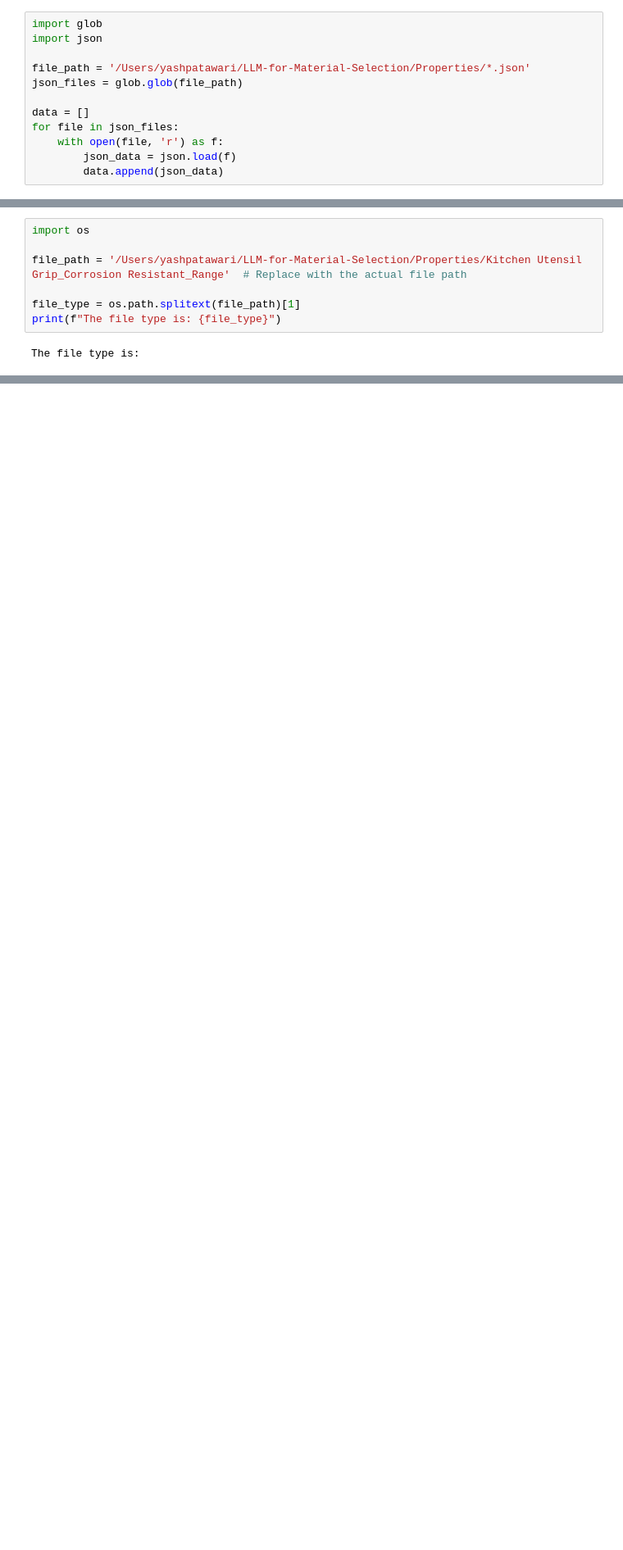
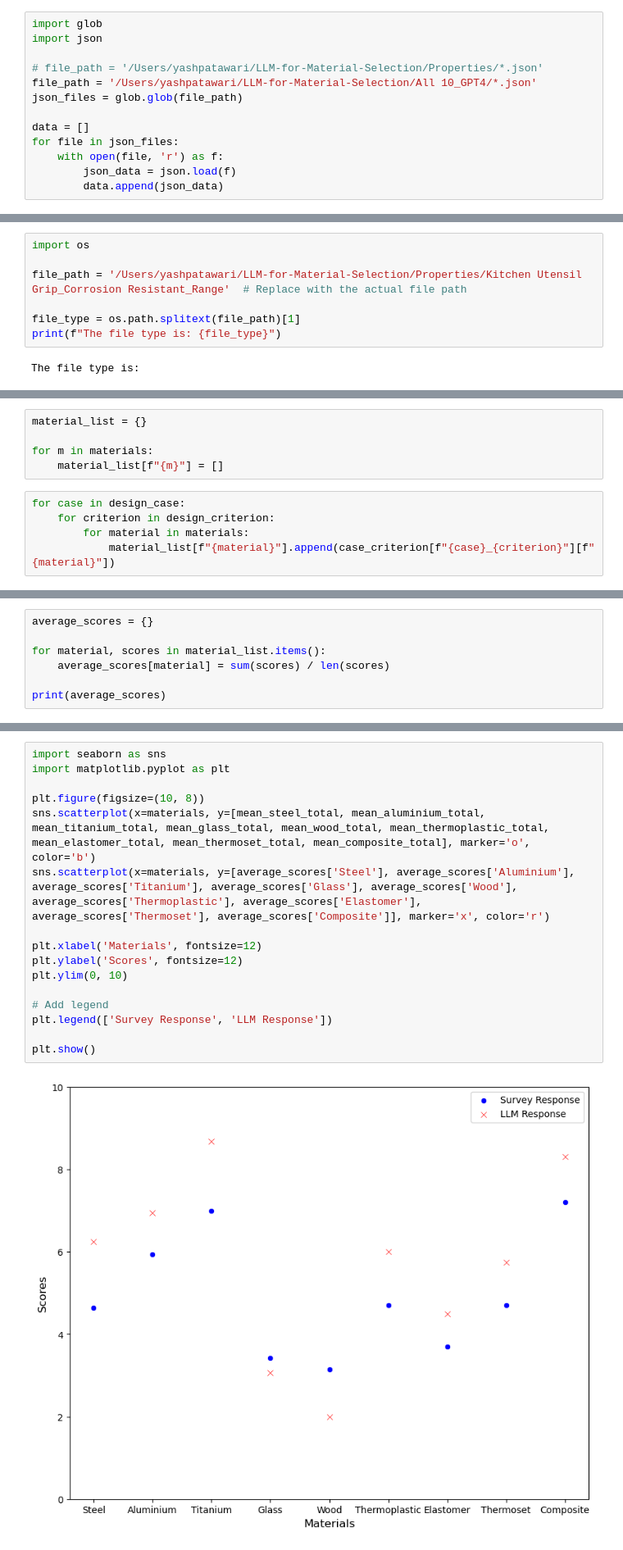
Before and after one commit to cmudrc/LLM-for-Material-Selection, a Jupyter notebook: SurveyLLM comparison.ipynb, the cells around one changed output, grey strips where cells are left out. Shown: that part at 82% size. Cells and saved outputs as stored; diff of their text form; blank space fills up the shorter version.

```diff
--- a/SurveyLLM comparison.ipynb
+++ b/SurveyLLM comparison.ipynb
@@ -952,7 +966,8 @@ plt.show()
 import glob
 import json
 
-file_path = '/Users/yashpatawari/LLM-for-Material-Selection/Properties/*.json'
+# file_path = '/Users/yashpatawari/LLM-for-Material-Selection/Properties/*.json'
+file_path = '/Users/yashpatawari/LLM-for-Material-Selection/All 10_GPT4/*.json'
 json_files = glob.glob(file_path)
 
 data = []
@@ -975,0 +1030,10 @@ The file type is:
+# %%
+material_list = {}
+
+for m in materials:
+    material_list[f"{m}"] = []
+# %%
+for case in design_case:
+    for criterion in design_criterion:
+        for material in materials:
+            material_list[f"{material}"].append(case_criterion[f"{case}_{criterion}"][f"{material}"])
@@ -975,0 +1044,7 @@ The file type is:
+# %%
+average_scores = {}
+
+for material, scores in material_list.items():
+    average_scores[material] = sum(scores) / len(scores)
+
+print(average_scores)
@@ -975,0 +1055,18 @@ The file type is:
+# %%
+import seaborn as sns
+import matplotlib.pyplot as plt
+
+plt.figure(figsize=(10, 8))
+sns.scatterplot(x=materials, y=[mean_steel_total, mean_aluminium_total, mean_titanium_total, mean_glass_total, mean_wood_total, mean_thermoplastic_total, mean_elastomer_total, mean_thermoset_total, mean_composite_total], marker='o', color='b')
+sns.scatterplot(x=materials, y=[average_scores['Steel'], average_scores['Aluminium'], average_scores['Titanium'], average_scores['Glass'], average_scores['Wood'], average_scores['Thermoplastic'], average_scores['Elastomer'], average_scores['Thermoset'], average_scores['Composite']], marker='x', color='r')
+
+plt.xlabel('Materials', fontsize=12)
+plt.ylabel('Scores', fontsize=12)
+plt.ylim(0, 10)
+
+# Add legend
+plt.legend(['Survey Response', 'LLM Response'])
+
+plt.show()
+# %% [output]
+[figure, added]
```
Also changed, not shown: parts of 15 cells of this notebook, 21 other files.
